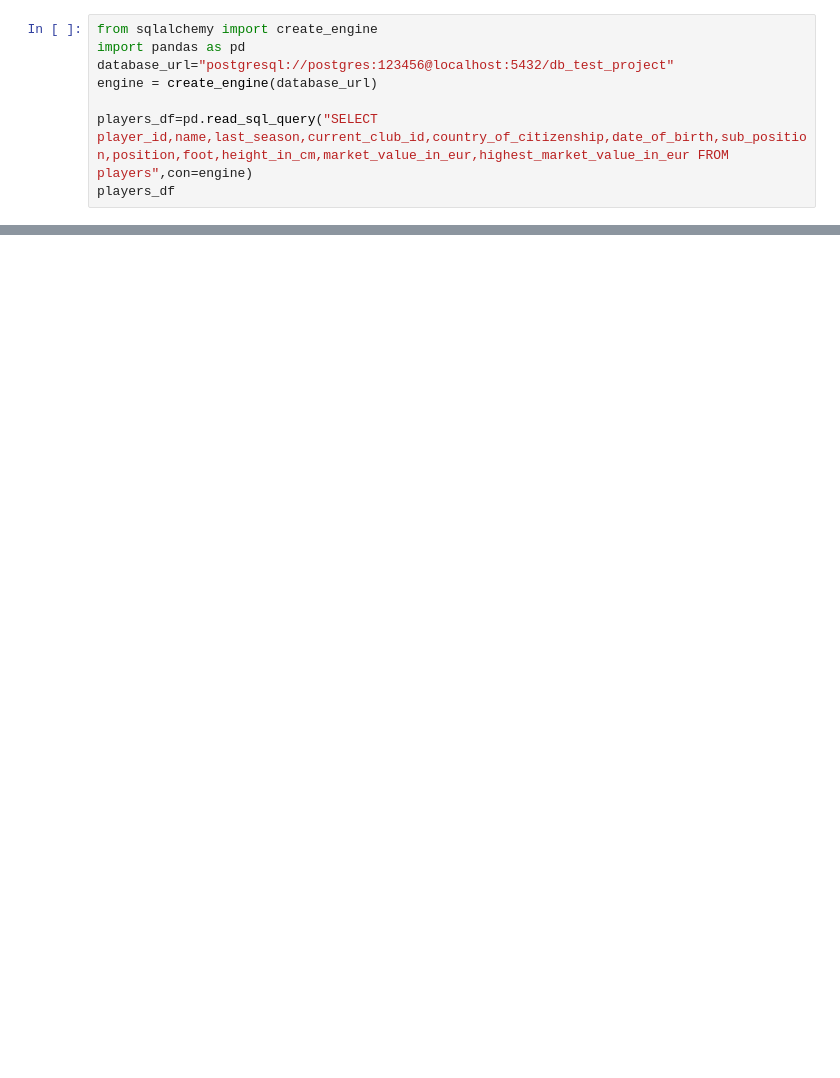
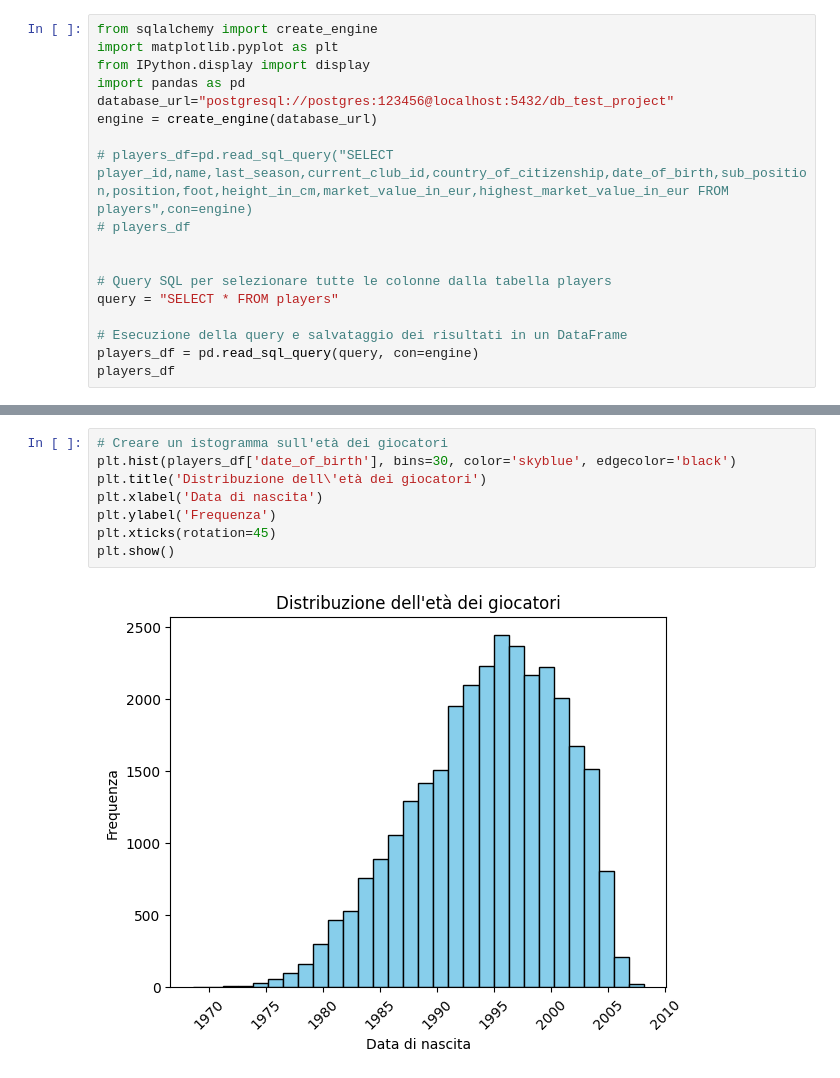
Before and after one commit to BonincontroL/IumTweb_project, a Jupyter notebook: solution/DataAnalysis/JupyterNotebooks/players.ipynb, the cells around one changed output, grey strips where cells are left out. Saved outputs shown, nothing was run; the diff lists cells and outputs as text; blank space fills up the shorter version.

Commit message:
test analisi dati su players.ipynb + lettura dal db + Informazioni sul DataFrame + piccolo istogramma sull'età dei giocatori

```diff
--- a/solution/DataAnalysis/JupyterNotebooks/players.ipynb
+++ b/solution/DataAnalysis/JupyterNotebooks/players.ipynb
@@ -1,9 +1,19 @@
 # %%
 from sqlalchemy import create_engine
+import matplotlib.pyplot as plt
+from IPython.display import display
 import pandas as pd
 database_url="postgresql://postgres:123456@localhost:5432/db_test_project"
 engine = create_engine(database_url)
 
-players_df=pd.read_sql_query("SELECT player_id,name,last_season,current_club_id,country_of_citizenship,date_of_birth,sub_position,position,foot,height_in_cm,market_value_in_eur,highest_market_value_in_eur FROM players",con=engine)
+# players_df=pd.read_sql_query("SELECT player_id,name,last_season,current_club_id,country_of_citizenship,date_of_birth,sub_position,position,foot,height_in_cm,market_value_in_eur,highest_market_value_in_eur FROM players",con=engine)
+# players_df
+
+
+# Query SQL per selezionare tutte le colonne dalla tabella players
+query = "SELECT * FROM players"
+
+# Esecuzione della query e salvataggio dei risultati in un DataFrame
+players_df = pd.read_sql_query(query, con=engine)
 players_df
 # %% [output]
@@ -26,0 +149,10 @@ dtype: object
+# %%
+# Creare un istogramma sull'età dei giocatori
+plt.hist(players_df['date_of_birth'], bins=30, color='skyblue', edgecolor='black')
+plt.title('Distribuzione dell\'età dei giocatori')
+plt.xlabel('Data di nascita')
+plt.ylabel('Frequenza')
+plt.xticks(rotation=45)
+plt.show()
+# %% [output]
+[figure, added]
```
Also changed, not shown: parts of 8 cells of this notebook, 1 other file.
